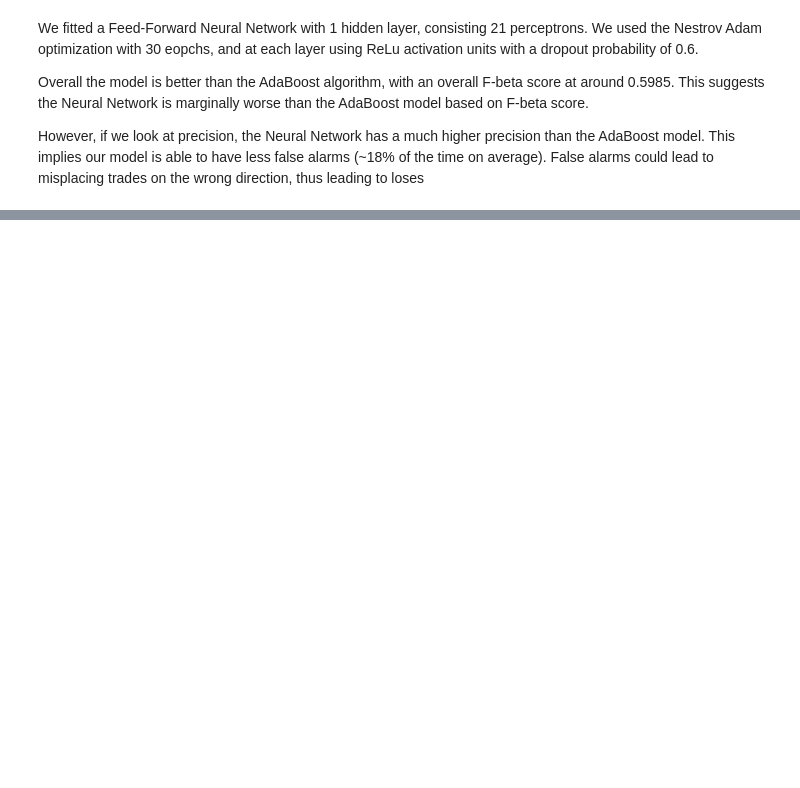
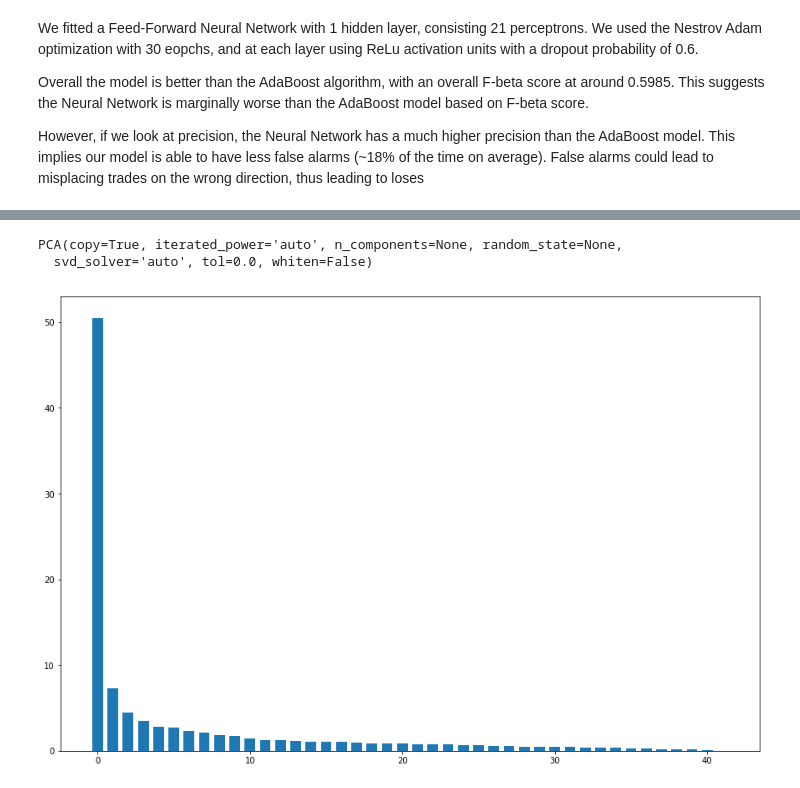
Before and after one commit to yychik/ML-Capstone, a Jupyter notebook: financial_time_series_prediction.ipynb, the cells around one changed output, grey strips where cells are left out. Cells and saved outputs as stored; diff of their text form; code cells hidden in the pictures; blank space fills up the shorter version.

```diff
--- a/financial_time_series_prediction.ipynb
+++ b/financial_time_series_prediction.ipynb
@@ -598,0 +621,16 @@ print("Validation Precision:", lstm_score[2])
+# %%
+#Perform PCA to feature selection
+from sklearn.decomposition import PCA #Import PCA
+
+#Apply PCA to our raw data
+pca = PCA()
+pca.fit(X)
+# %% [output]
+PCA(copy=True, iterated_power='auto', n_components=None, random_state=None,
+  svd_solver='auto', tol=0.0, whiten=False)
+# %%
+plt.figure(figsize=(15,10))
+plt.bar(np.arange(42), 100*pca.explained_variance_ratio_, 0.7)
+plt.show()
+# %% [output]
+[figure, added]
```
Also changed, not shown: parts of 13 cells of this notebook.
